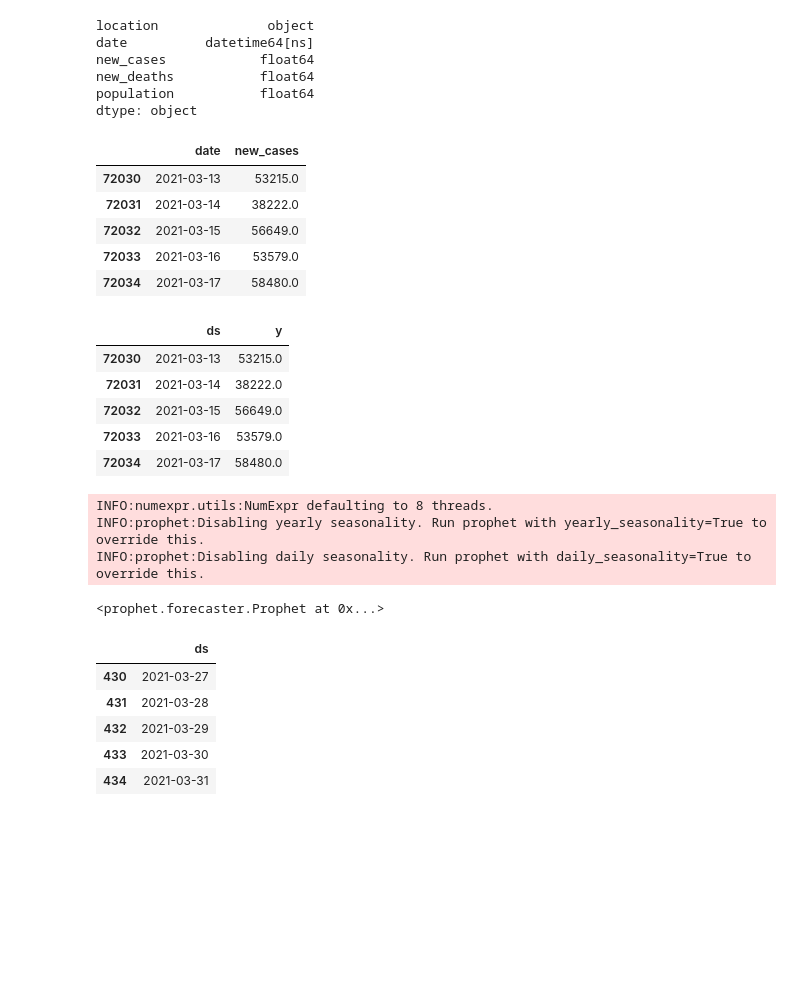
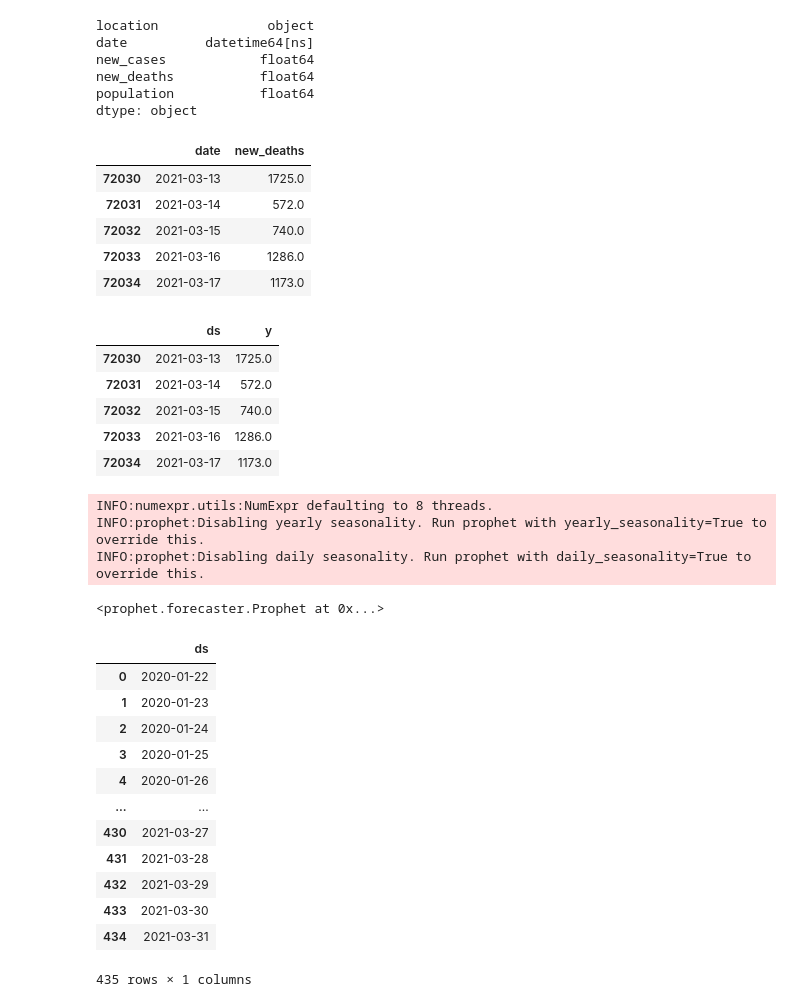
Before and after one commit to luke-c-newell/Final_Project, a Jupyter notebook: ML_Models/FBProphet/FBProphet_Model_Deaths.ipynb, the cells around one changed output. Saved outputs shown, nothing was run; the diff lists cells and outputs as text; code cells hidden in the pictures; blank space fills up the shorter version.

```diff
--- a/ML_Models/FBProphet/FBProphet_Cases_Forecast.ipynb
+++ b/ML_Models/FBProphet/FBProphet_Model_Deaths.ipynb
@@ -16,6 +47,6 @@ covid_data_raw_df = pd.read_csv('owid-covid-data.csv')
 # %%
 # Scale down data set to minimal data for model proof-of-concept (poc)
-covid_data_poc_df = covid_data_raw_df[["location", "date", "new_cases", "new_deaths", "population"]]
+covid_data_poc_df = covid_sql_df[["location", "date", "new_cases", "new_deaths", "population"]]
 
 # For proof-of-concept, focus on 1 country
 covid_data_poc_df = covid_data_poc_df[covid_data_poc_df["location"] == "United States"]
@@ -56,31 +87,31 @@ new_deaths           float64
 population           float64
 dtype: object
 # %%
-# Create df with new cases data
-covid_data_new_cases_df = covid_data_poc_df[['date', 'new_cases']]
-covid_data_new_cases_df.tail()
+# Create df with new deaths data
+covid_data_new_deaths_df = covid_data_poc_df[['date', 'new_deaths']]
+covid_data_new_deaths_df.tail()
 # %% [output]
-|  | date | new_cases |
-| 72030 | 2021-03-13 | 53215.0 |
-| 72031 | 2021-03-14 | 38222.0 |
-| 72032 | 2021-03-15 | 56649.0 |
-| 72033 | 2021-03-16 | 53579.0 |
-| 72034 | 2021-03-17 | 58480.0 |
+|  | date | new_deaths |
+| 72030 | 2021-03-13 | 1725.0 |
+| 72031 | 2021-03-14 | 572.0 |
+| 72032 | 2021-03-15 | 740.0 |
+| 72033 | 2021-03-16 | 1286.0 |
+| 72034 | 2021-03-17 | 1173.0 |
 # %%
 # Convert column titles to format 'ds' and 'y'
-covid_data_new_cases_df = covid_data_new_cases_df.rename(columns={'date': 'ds', 'new_cases': 'y'})
-covid_data_new_cases_df.tail()
+covid_data_new_deaths_df = covid_data_new_deaths_df.rename(columns={'date': 'ds', 'new_deaths': 'y'})
+covid_data_new_deaths_df.tail()
 # %% [output]
 |  | ds | y |
-| 72030 | 2021-03-13 | 53215.0 |
-| 72031 | 2021-03-14 | 38222.0 |
-| 72032 | 2021-03-15 | 56649.0 |
-| 72033 | 2021-03-16 | 53579.0 |
-| 72034 | 2021-03-17 | 58480.0 |
+| 72030 | 2021-03-13 | 1725.0 |
+| 72031 | 2021-03-14 | 572.0 |
+| 72032 | 2021-03-15 | 740.0 |
+| 72033 | 2021-03-16 | 1286.0 |
+| 72034 | 2021-03-17 | 1173.0 |
 # %%
 # Instantiate a new Prophet object
 m = Prophet()
-m.fit(covid_data_new_cases_df)
+m.fit(covid_data_new_deaths_df)
 # %% [output]
 INFO:numexpr.utils:NumExpr defaulting to 8 threads.
 INFO:prophet:Disabling yearly seasonality. Run prophet with yearly_seasonality=True to override this.
@@ -89,14 +120,21 @@ INFO:prophet:Disabling daily seasonality. Run prophet with daily_seasonality=Tru
 # %%
 # Create a dataframe to extend into the future
 future = m.make_future_dataframe(periods=14)
-future.tail()
+future
 # %% [output]
 |  | ds |
+| 0 | 2020-01-22 |
+| 1 | 2020-01-23 |
+| 2 | 2020-01-24 |
+| 3 | 2020-01-25 |
+| 4 | 2020-01-26 |
+| ... | ... |
 | 430 | 2021-03-27 |
 | 431 | 2021-03-28 |
 | 432 | 2021-03-29 |
 | 433 | 2021-03-30 |
 | 434 | 2021-03-31 |
+435 rows × 1 columns
 # %%
 # Use the predict method to assign each row in future a preficted value
 forecast = m.predict(future)
```
Also changed, not shown: parts of 12 cells of this notebook, 4 other files.
